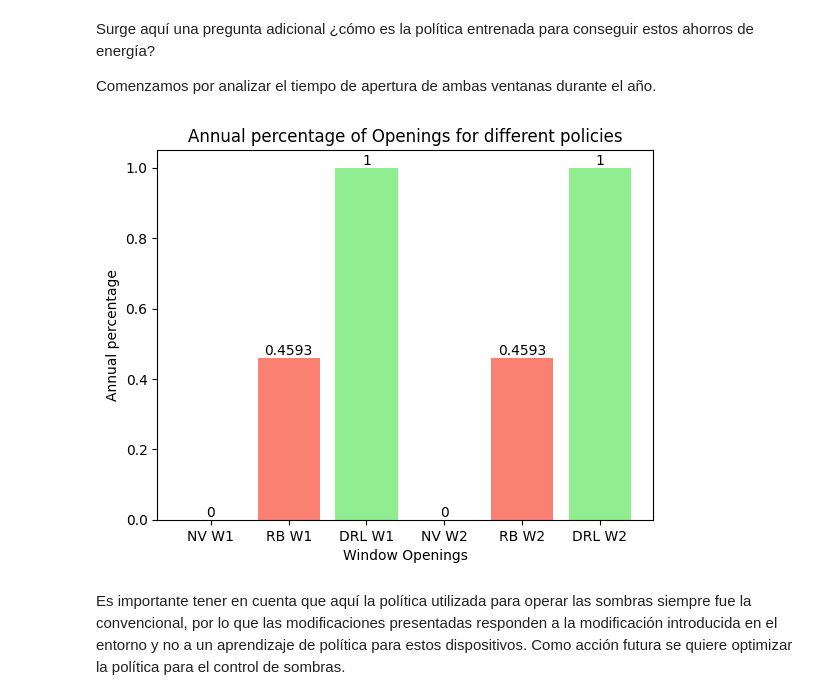
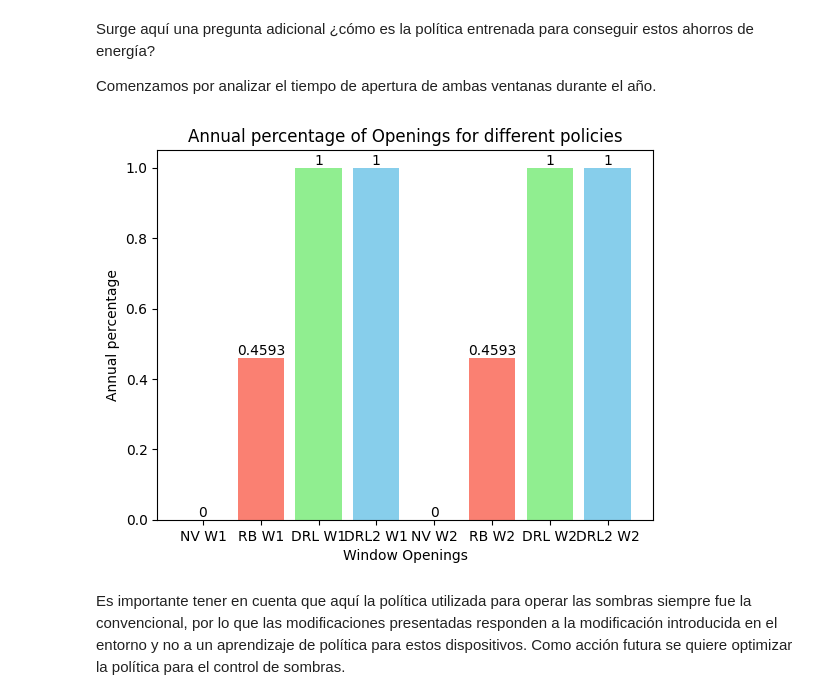
Before and after one commit to hermmanhender/eprllib, a Jupyter notebook: src/eprllib/postprocess/marl_results_evaluation.ipynb, the cells around one changed output. Drawn from its saved outputs; the diff is of its cells as text; code cells hidden in the pictures.

```diff
--- a/src/eprllib/postprocess/marl_results_evaluation.ipynb
+++ b/src/eprllib/postprocess/marl_results_evaluation.ipynb
@@ -383,25 +383,27 @@ Comenzamos por analizar el tiempo de apertura de ambas ventanas durante el año.
 # %%
 metrics = [
     round(novent_data_cleaned.describe()['window_opening_1']['mean'],4),
     round(rb_data_cleaned.describe()['window_opening_1']['mean'],4),
     round(drl_data_cleaned.describe()['window_opening_1']['mean'],4),
+    round(drl2_data_cleaned.describe()['window_opening_1']['mean'],4),
 
     round(novent_data_cleaned.describe()['window_opening_2']['mean'],4),
     round(rb_data_cleaned.describe()['window_opening_2']['mean'],4),
-    round(drl_data_cleaned.describe()['window_opening_2']['mean'],4)
+    round(drl_data_cleaned.describe()['window_opening_2']['mean'],4),
+    round(drl2_data_cleaned.describe()['window_opening_2']['mean'],4)
 ]
 
 # Create a bar graph
-categories = ['NV W1', 'RB W1', 'DRL W1', 'NV W2', 'RB W2', 'DRL W2']
-values = [metrics[0], metrics[1], metrics[2], metrics[3], metrics[4], metrics[5]]
+categories = ['NV W1', 'RB W1', 'DRL W1', 'DRL2 W1', 'NV W2', 'RB W2', 'DRL W2', 'DRL2 W2']
+values = [metrics[0], metrics[1], metrics[2], metrics[3], metrics[4], metrics[5], metrics[6], metrics[7]]
 
-plt.bar_label(plt.bar(categories, values, color=['skyblue', 'salmon', 'lightgreen', 'skyblue', 'salmon', 'lightgreen']))
+plt.bar_label(plt.bar(categories, values, color=['skyblue', 'salmon', 'lightgreen', 'skyblue', 'skyblue', 'salmon', 'lightgreen','skyblue']))
 plt.xlabel('Window Openings')
 plt.ylabel('Annual percentage')
 plt.title('Annual percentage of Openings for different policies')
 plt.show()
 # %% [output]
-[figure, old version]
+[figure, new version]
 # %% [markdown]
 Es importante tener en cuenta que aquí la política utilizada para operar las sombras siempre fue la convencional, por lo que las modificaciones presentadas responden a la modificación introducida en el entorno y no a un aprendizaje de política para estos dispositivos. Como acción futura se quiere optimizar la política para el control de sombras.
 # %% [markdown]
```
Also changed, not shown: parts of 1 cell of this notebook.
